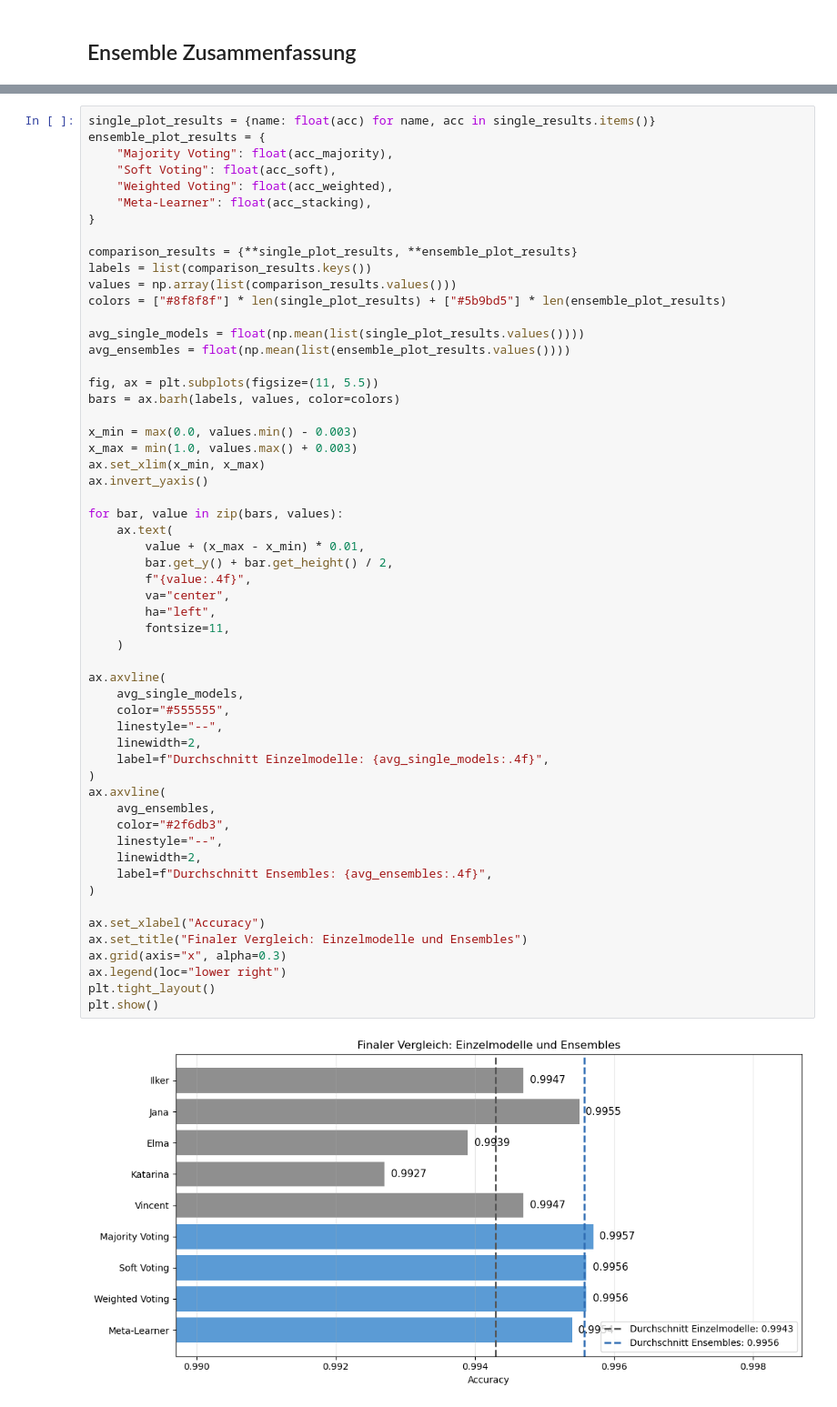
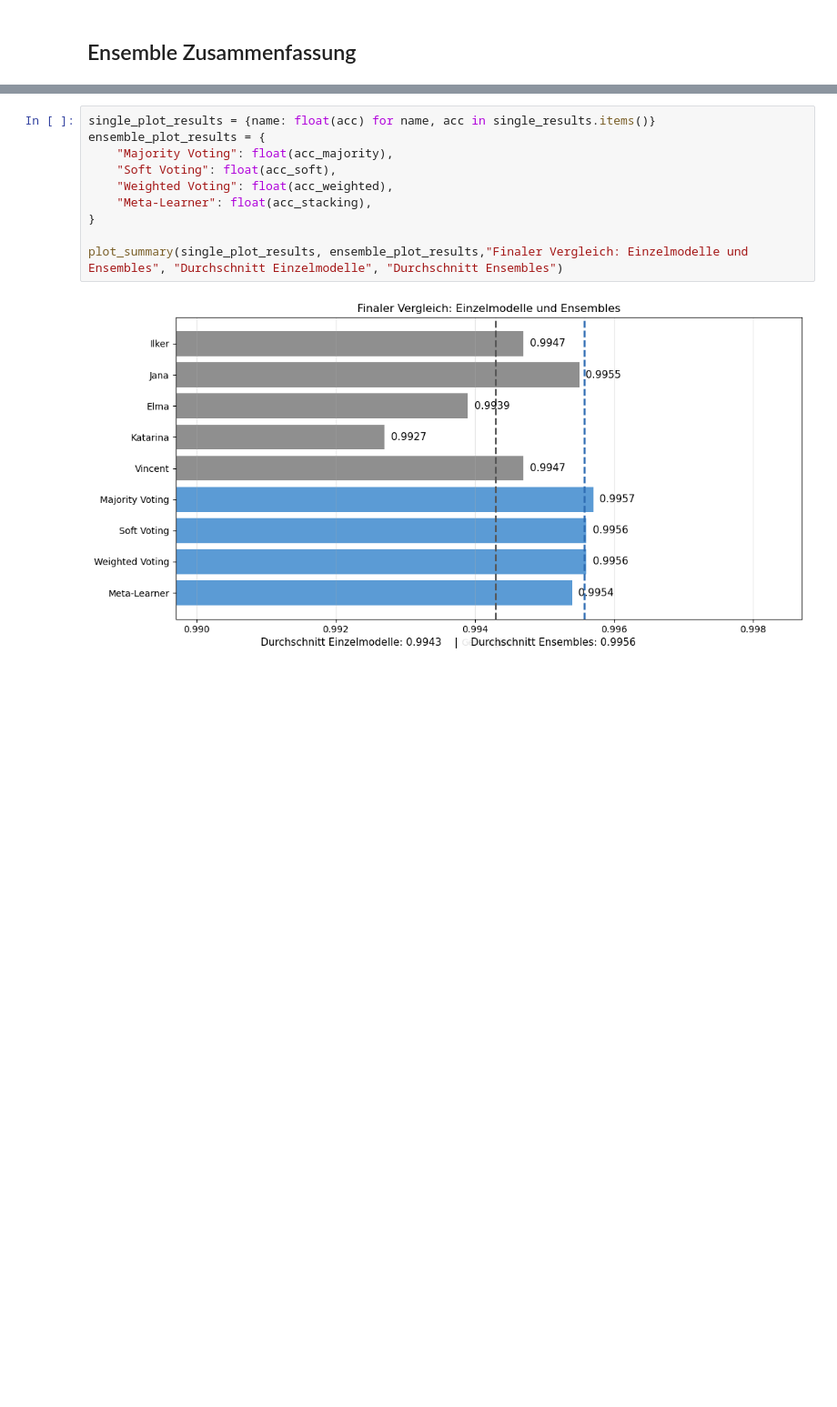
Before and after one commit to ilkersabriorgun/ki-projekt, a Jupyter notebook: Gruppenabgabe/main.ipynb, the cells around one changed output, grey strips where cells are left out. Shown at 91% size. Cells and saved outputs as stored; diff of their text form; blank space fills up the shorter version.

```diff
--- a/Gruppenabgabe/main.ipynb
+++ b/Gruppenabgabe/main.ipynb
@@ -386,58 +451,12 @@ print(f"  Meta-Learner     : {acc_stacking:.4f}")
 # %%
 single_plot_results = {name: float(acc) for name, acc in single_results.items()}
 ensemble_plot_results = {
     "Majority Voting": float(acc_majority),
     "Soft Voting": float(acc_soft),
     "Weighted Voting": float(acc_weighted),
     "Meta-Learner": float(acc_stacking),
 }
 
-comparison_results = {**single_plot_results, **ensemble_plot_results}
-labels = list(comparison_results.keys())
-values = np.array(list(comparison_results.values()))
-colors = ["#8f8f8f"] * len(single_plot_results) + ["#5b9bd5"] * len(ensemble_plot_results)
-
-avg_single_models = float(np.mean(list(single_plot_results.values())))
-avg_ensembles = float(np.mean(list(ensemble_plot_results.values())))
-
-fig, ax = plt.subplots(figsize=(11, 5.5))
-bars = ax.barh(labels, values, color=colors)
-
-x_min = max(0.0, values.min() - 0.003)
-x_max = min(1.0, values.max() + 0.003)
-ax.set_xlim(x_min, x_max)
-ax.invert_yaxis()
-
-for bar, value in zip(bars, values):
-    ax.text(
-        value + (x_max - x_min) * 0.01,
-        bar.get_y() + bar.get_height() / 2,
-        f"{value:.4f}",
-        va="center",
-        ha="left",
-        fontsize=11,
-    )
-
-ax.axvline(
-    avg_single_models,
-    color="#555555",
-    linestyle="--",
-    linewidth=2,
-    label=f"Durchschnitt Einzelmodelle: {avg_single_models:.4f}",
-)
-ax.axvline(
-    avg_ensembles,
-    color="#2f6db3",
-    linestyle="--",
-    linewidth=2,
-    label=f"Durchschnitt Ensembles: {avg_ensembles:.4f}",
-)
-
-ax.set_xlabel("Accuracy")
-ax.set_title("Finaler Vergleich: Einzelmodelle und Ensembles")
-ax.grid(axis="x", alpha=0.3)
-ax.legend(loc="lower right")
-plt.tight_layout()
-plt.show()
+plot_summary(single_plot_results, ensemble_plot_results,"Finaler Vergleich: Einzelmodelle und Ensembles", "Durchschnitt Einzelmodelle", "Durchschnitt Ensembles")
 # %% [output]
-[figure, old version]
+[figure, new version]
```
Also changed, not shown: parts of 14 cells of this notebook, 2 other files.
